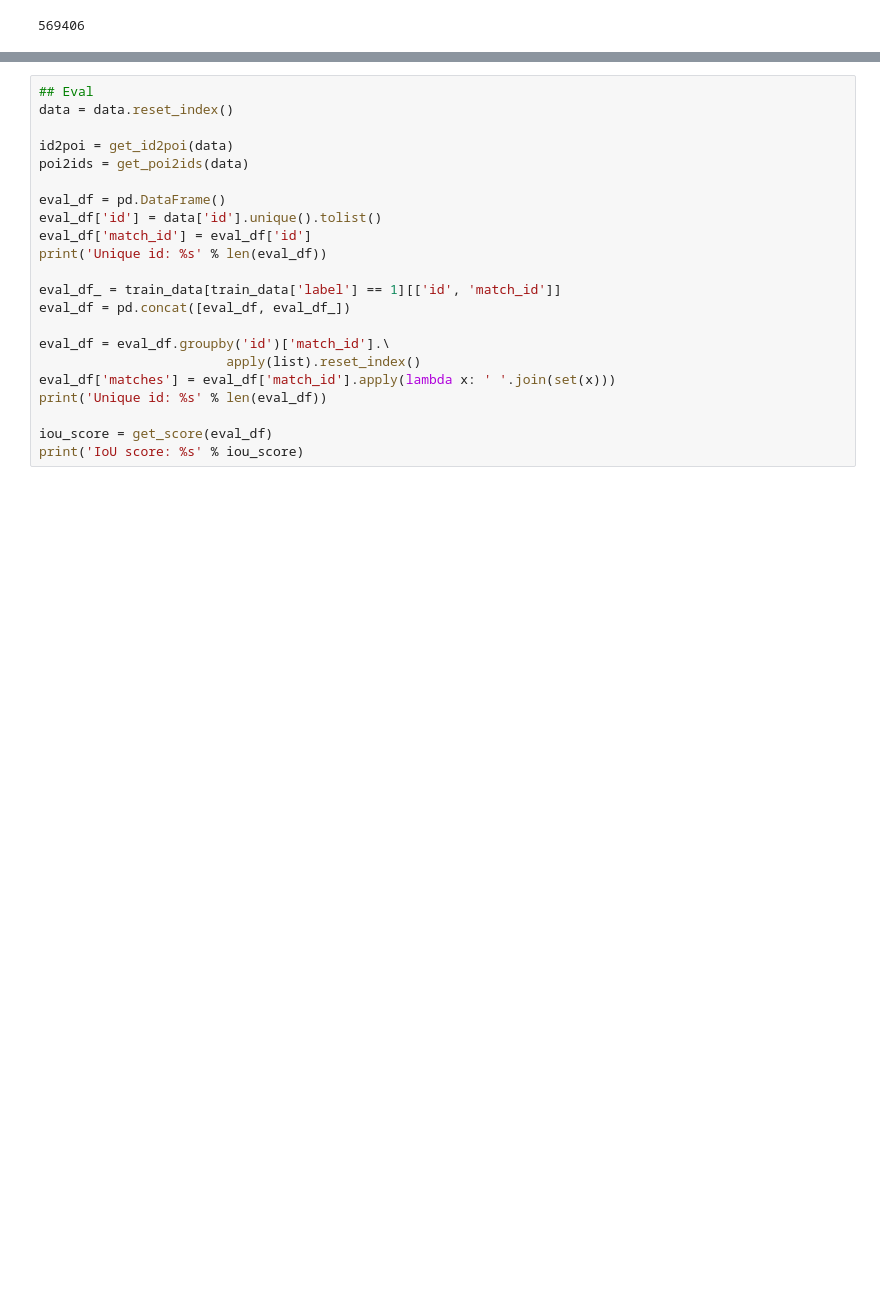
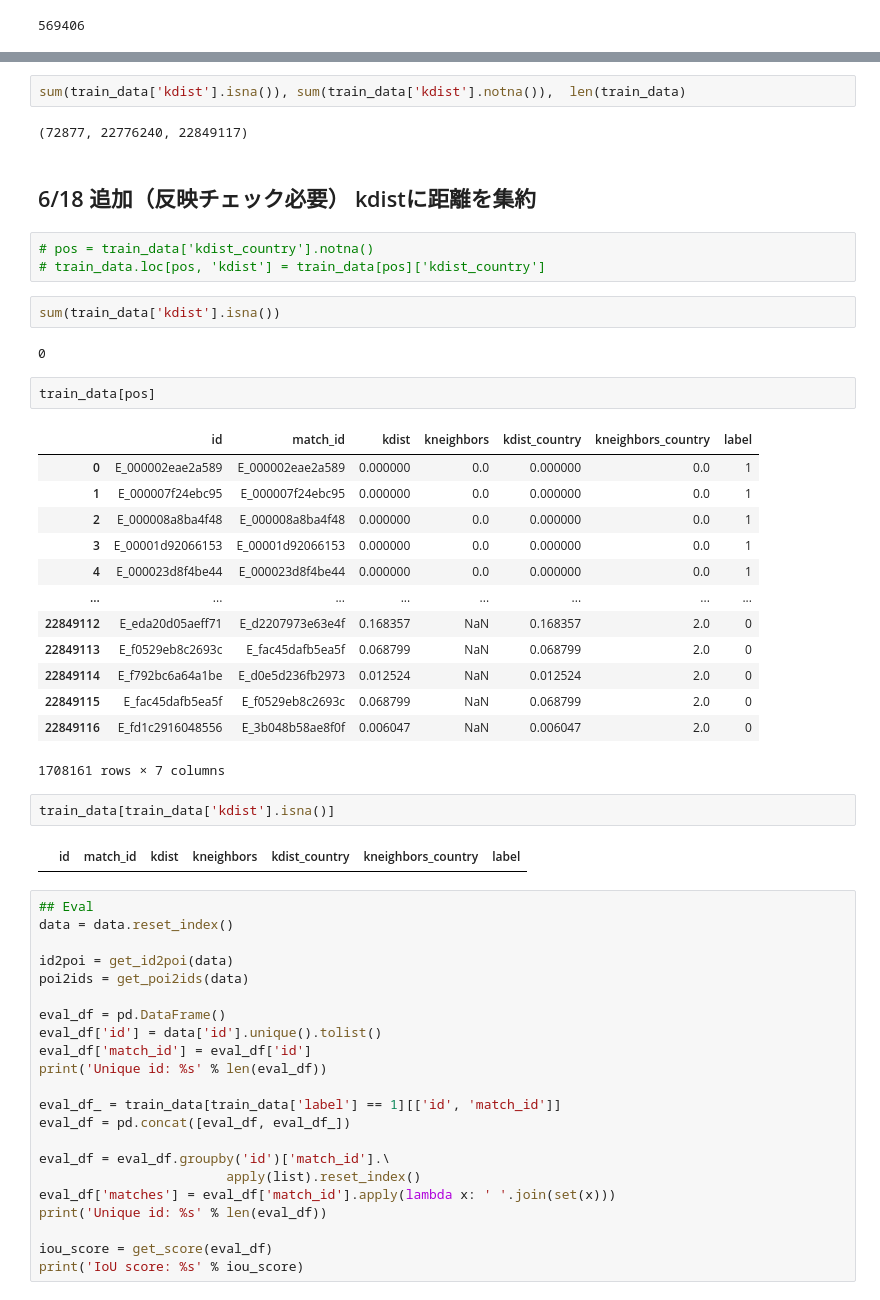
Before and after one commit to aruaru0/Foursquare-Location-Matching, a Jupyter notebook: IOU検討.ipynb, the cells around one changed output, grey strips where cells are left out. Drawn from its saved outputs; the diff is of its cells as text; blank space fills up the shorter version.

```diff
--- a/IOU検討.ipynb
+++ b/IOU検討.ipynb
@@ -515,3 +515,36 @@ rate =  1.6405100151442515
+# %%
+sum(train_data['kdist'].isna()), sum(train_data['kdist'].notna()),  len(train_data)
+# %% [output]
+(72877, 22776240, 22849117)
+# %% [markdown]
+## 6/18 追加（反映チェック必要） kdistに距離を集約
+# %%
+# pos = train_data['kdist_country'].notna()
+# train_data.loc[pos, 'kdist'] = train_data[pos]['kdist_country']
+# %%
+sum(train_data['kdist'].isna())
+# %% [output]
+0
+# %%
+train_data[pos]
+# %% [output]
+|  | id | match_id | kdist | kneighbors | kdist_country | kneighbors_country | label |
+| 0 | E_000002eae2a589 | E_000002eae2a589 | 0.000000 | 0.0 | 0.000000 | 0.0 | 1 |
+| 1 | E_000007f24ebc95 | E_000007f24ebc95 | 0.000000 | 0.0 | 0.000000 | 0.0 | 1 |
+| 2 | E_000008a8ba4f48 | E_000008a8ba4f48 | 0.000000 | 0.0 | 0.000000 | 0.0 | 1 |
+| 3 | E_00001d92066153 | E_00001d92066153 | 0.000000 | 0.0 | 0.000000 | 0.0 | 1 |
+| 4 | E_000023d8f4be44 | E_000023d8f4be44 | 0.000000 | 0.0 | 0.000000 | 0.0 | 1 |
+| ... | ... | ... | ... | ... | ... | ... | ... |
+| 22849112 | E_eda20d05aeff71 | E_d2207973e63e4f | 0.168357 | NaN | 0.168357 | 2.0 | 0 |
+| 22849113 | E_f0529eb8c2693c | E_fac45dafb5ea5f | 0.068799 | NaN | 0.068799 | 2.0 | 0 |
+| 22849114 | E_f792bc6a64a1be | E_d0e5d236fb2973 | 0.012524 | NaN | 0.012524 | 2.0 | 0 |
+| 22849115 | E_fac45dafb5ea5f | E_f0529eb8c2693c | 0.068799 | NaN | 0.068799 | 2.0 | 0 |
+| 22849116 | E_fd1c2916048556 | E_3b048b58ae8f0f | 0.006047 | NaN | 0.006047 | 2.0 | 0 |
+1708161 rows × 7 columns
+# %%
+train_data[train_data['kdist'].isna()]
+# %% [output]
+|  | id | match_id | kdist | kneighbors | kdist_country | kneighbors_country | label |
 # %%
 ## Eval
 data = data.reset_index()
```
Also changed, not shown: parts of 5 cells of this notebook.
